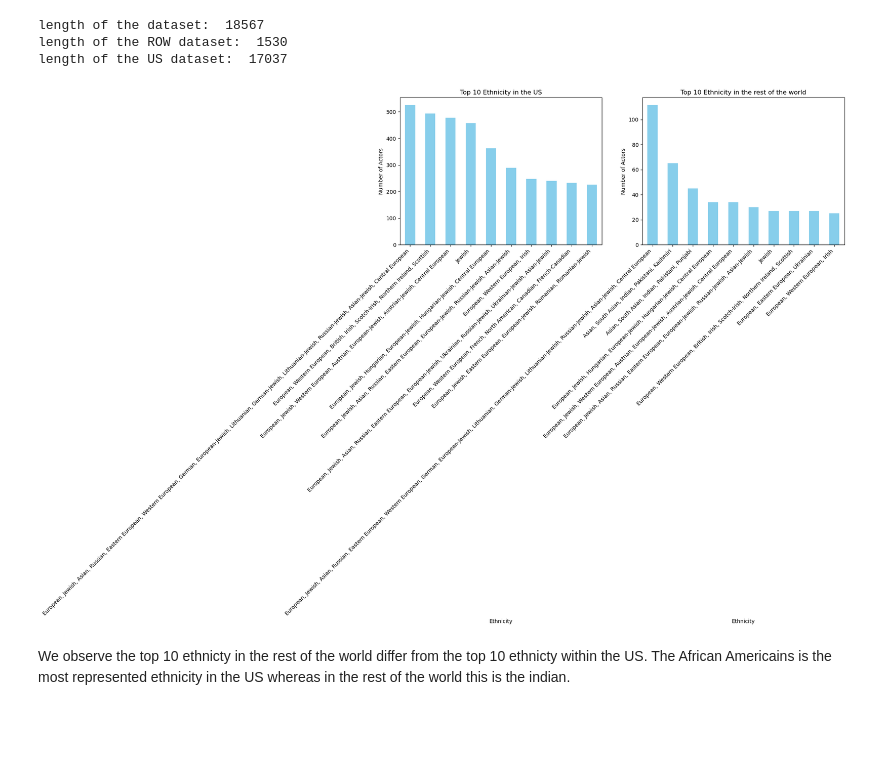
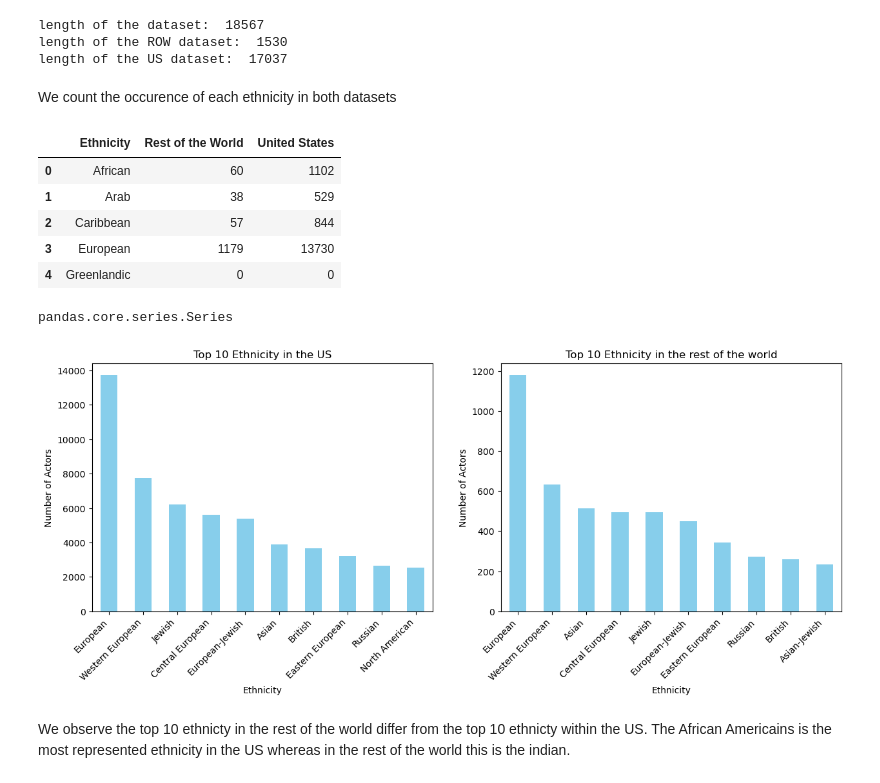
Before and after one commit to epfl-ada/ada-2024-project-adanonymous, a Jupyter notebook: src/utils/Actor_ethnicity_louis.ipynb, the cells around one changed output. Cells and saved outputs as stored; diff of their text form; code cells hidden in the pictures; blank space fills up the shorter version.

Commit message:
new ethnicity count

```diff
--- a/src/utils/Actor_ethnicity_louis.ipynb
+++ b/src/utils/Actor_ethnicity_louis.ipynb
@@ -10,7 +10,7 @@ import seaborn as sns
 # %%
 DATA_FOLDER = "../../data/"
 
-PREPROCESSED_CHARACTER_DATASET = DATA_FOLDER+"preprocessed_character_metadata_2.tsv"
+PREPROCESSED_CHARACTER_DATASET = DATA_FOLDER+"preprocessed_character_metadata2.tsv"
 MOVIE_DATASET = DATA_FOLDER+"movie.metadata.tsv"
 
 character_metadata = pd.read_csv(PREPROCESSED_CHARACTER_DATASET, sep='\t')
@@ -33,6 +33,9 @@ character_countries.sample(5)
 # %% [markdown]
 We want to analyze the impact of 9/11 on the actor ethnicty within each film. In this purpose we will analyze the actor ethnicity changement befrore and after 9/11. Moreover, we expect for 9/11 to have a higher impact in the US compared to the rest of the world. Therefore, we will compare the data on those levels.
 # %%
+ethnicities_csv = pd.read_csv(DATA_FOLDER+"americans_by_descent.csv")
+list_ethnicities = ethnicities_csv.columns[2:]
+
 character = character_countries.copy()
 print("length of the dataset: ", len(character))
 
@@ -52,3 +55,30 @@ character_US = character_US.reset_index(drop = True)
 length of the dataset:  18567
 length of the ROW dataset:  1530
 length of the US dataset:  17037
+# %% [markdown]
+We count the occurence of each ethnicity in both datasets
+# %%
+distribution_ROW = []
+distribution_US = []
+
+for eth in list_ethnicities:
+    count = character_ROW['Ethnicity_Label'].apply(lambda x: 1 if eth in x else 0).sum()
+    distribution_ROW.append(count)
+    count = character_US['Ethnicity_Label'].apply(lambda x: 1 if eth in x else 0).sum()
+    distribution_US.append(count)
+# %%
+ethnicities_dict = {
+    'Ethnicity' : list_ethnicities,
+    'Rest of the World' : distribution_ROW,
+    'United States' : distribution_US
+}
+
+ethnicities_distribution = pd.DataFrame(ethnicities_dict)
+ethnicities_distribution.head()
+# %% [output]
+|  | Ethnicity | Rest of the World | United States |
+| 0 | African | 60 | 1102 |
+| 1 | Arab | 38 | 529 |
+| 2 | Caribbean | 57 | 844 |
+| 3 | European | 1179 | 13730 |
+| 4 | Greenlandic | 0 | 0 |
@@ -54,0 +88,4 @@ length of the US dataset:  17037
+# %%
+type(ethnicity_top10_ROW)
+# %% [output]
+pandas.core.series.Series
@@ -55,27 +97,29 @@ length of the US dataset:  17037
 # %%
-# Count the occurrences of each ethnicity
-ethnicity_top10_ROW = character_ROW['Ethnicity_Label'].value_counts().nlargest(10)
-ethnicity_top10_US = character_US['Ethnicity_Label'].value_counts().nlargest(10)
+sorted_ROW = ethnicities_distribution.sort_values(by='Rest of the World', ascending=False).head(10)
+sorted_US = ethnicities_distribution.sort_values(by='United States', ascending=False).head(10)
+
+ethnicity_top10_ROW = sorted_ROW.set_index('Ethnicity')['Rest of the World']
+ethnicity_top10_US = sorted_US.set_index('Ethnicity')['United States']
 
 # Plot the distribution of each ethnicity
 plt.figure(figsize=(15,5))
 plt.subplot(1,2,1)
 ethnicity_top10_US.plot(kind='bar', color='skyblue')
 plt.title("Top 10 Ethnicity in the US")
 plt.xlabel("Ethnicity")
 plt.ylabel("Number of Actors")
 plt.xticks(rotation=45, ha='right')
 
 plt.subplot(1,2,2)
 ethnicity_top10_ROW.plot(kind='bar', color='skyblue')
 plt.title("Top 10 Ethnicity in the rest of the world")
 plt.xlabel("Ethnicity")
 plt.ylabel("Number of Actors")
 plt.xticks(rotation=45, ha='right')
 # plt.subplots_adjust(wspace=0.5)
 plt.show()
 # %% [output]
-[figure, old version]
+[figure, new version]
 # %% [markdown]
 We observe the top 10 ethnicty in the rest of the world differ from the top 10 ethnicty within the US. The African Americains is the most represented ethnicity in the US whereas in the rest of the world this is the indian.
 # %% [markdown]
```
Also changed, not shown: parts of 3 cells of this notebook, 4 other files.
